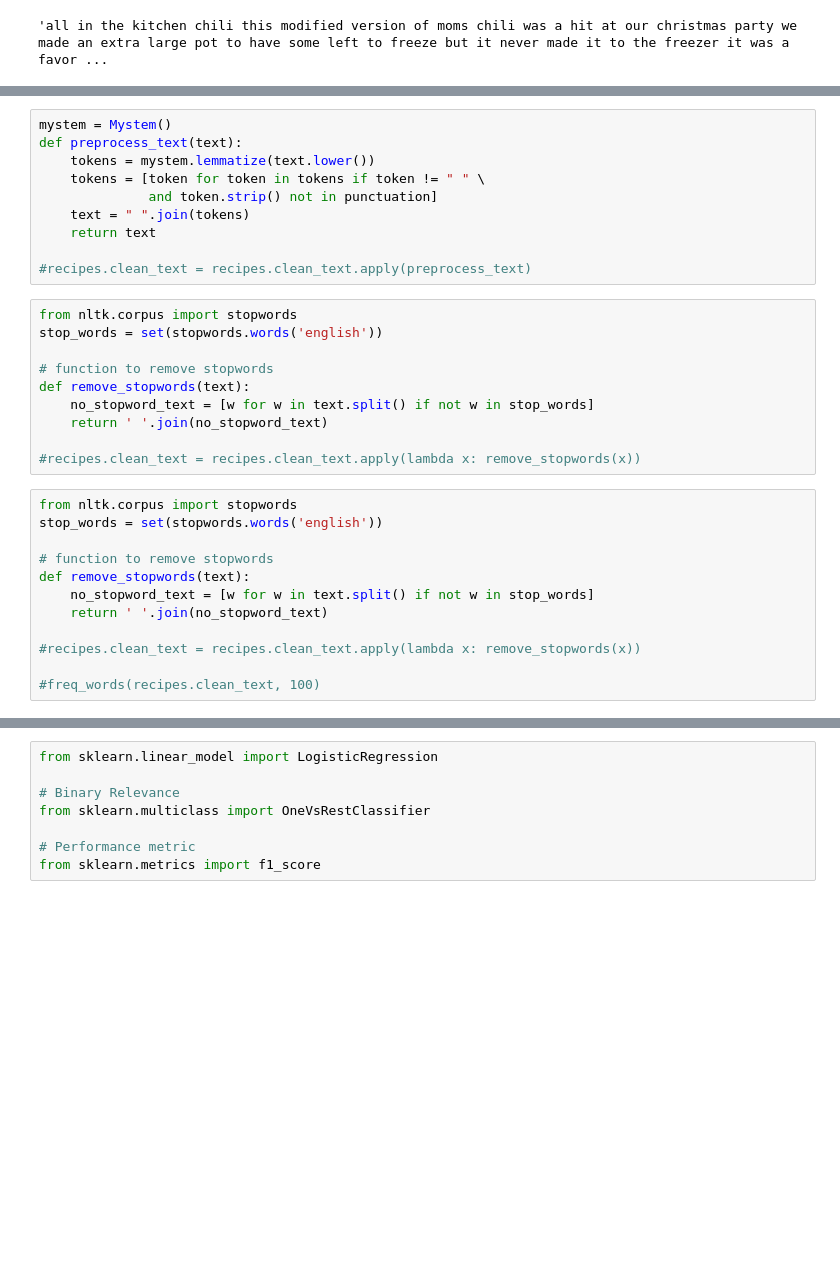
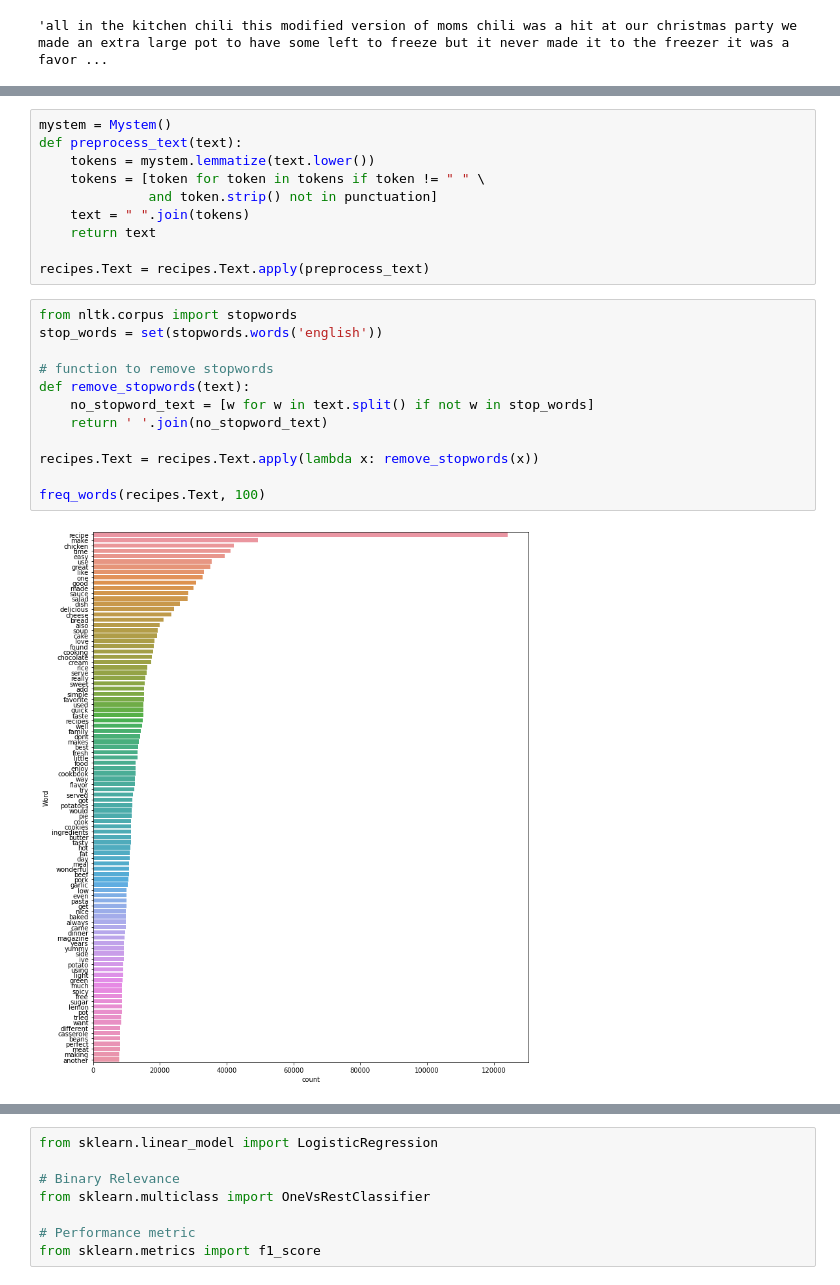
Before and after one commit to soo-underground/recipes-classifier, a Jupyter notebook: jupyter notebooks/recipes-multilabel.ipynb, the cells around one changed output, grey strips where cells are left out. Cells and saved outputs as stored; diff of their text form; blank space fills up the shorter version.

```diff
--- a/jupyter notebooks/recipes-multilabel.ipynb
+++ b/jupyter notebooks/recipes-multilabel.ipynb
@@ -135,29 +113,21 @@ def preprocess_text(text):
     text = " ".join(tokens)
     return text
 
-#recipes.clean_text = recipes.clean_text.apply(preprocess_text)
+recipes.Text = recipes.Text.apply(preprocess_text)
 # %%
 from nltk.corpus import stopwords
 stop_words = set(stopwords.words('english'))
 
 # function to remove stopwords
 def remove_stopwords(text):
     no_stopword_text = [w for w in text.split() if not w in stop_words]
     return ' '.join(no_stopword_text)
 
-#recipes.clean_text = recipes.clean_text.apply(lambda x: remove_stopwords(x))
+recipes.Text = recipes.Text.apply(lambda x: remove_stopwords(x))
+
+freq_words(recipes.Text, 100)
+# %% [output]
+[figure, added]
-# %%
-from nltk.corpus import stopwords
-stop_words = set(stopwords.words('english'))
-
-# function to remove stopwords
-def remove_stopwords(text):
-    no_stopword_text = [w for w in text.split() if not w in stop_words]
-    return ' '.join(no_stopword_text)
-
-#recipes.clean_text = recipes.clean_text.apply(lambda x: remove_stopwords(x))
-
-#freq_words(recipes.clean_text, 100)
 # %%
 from sklearn.preprocessing import MultiLabelBinarizer
 
```
Also changed, not shown: parts of 28 cells of this notebook.
